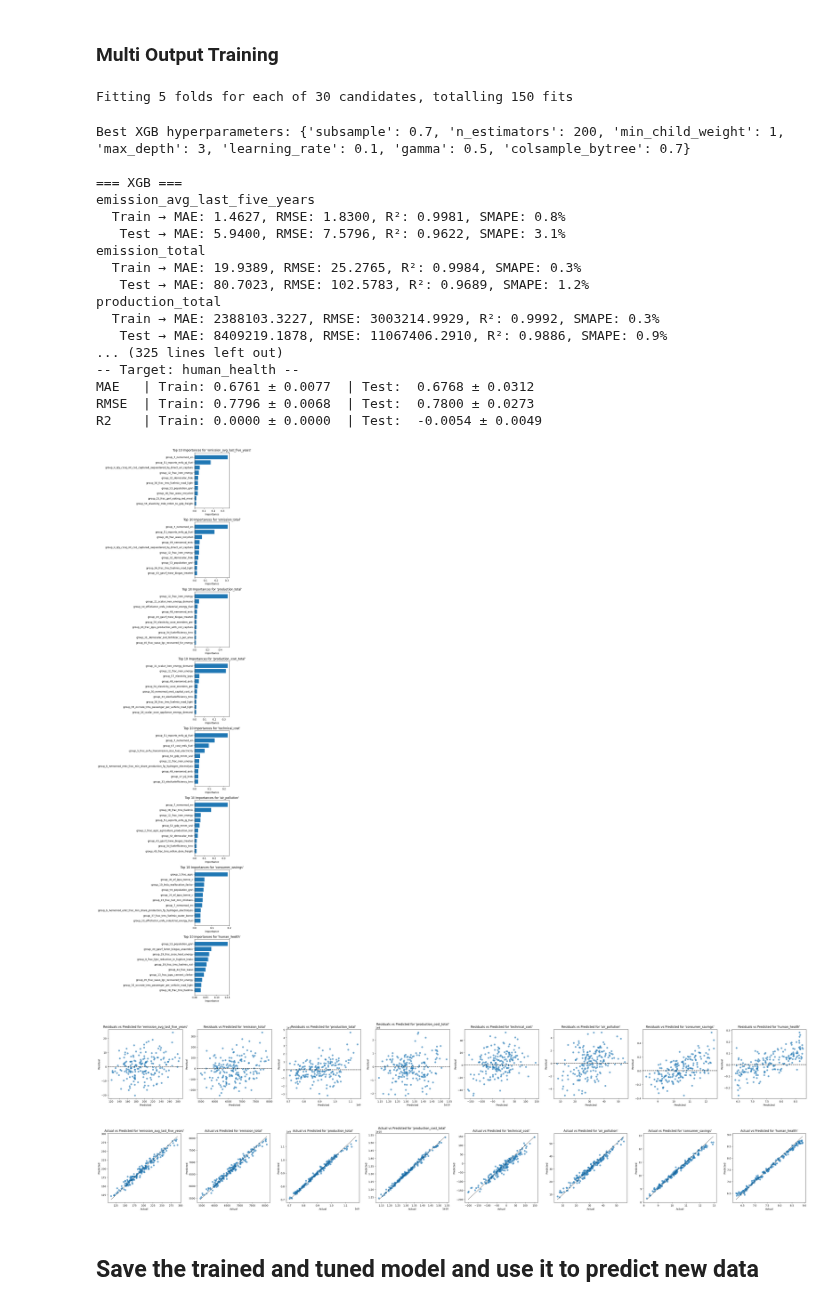
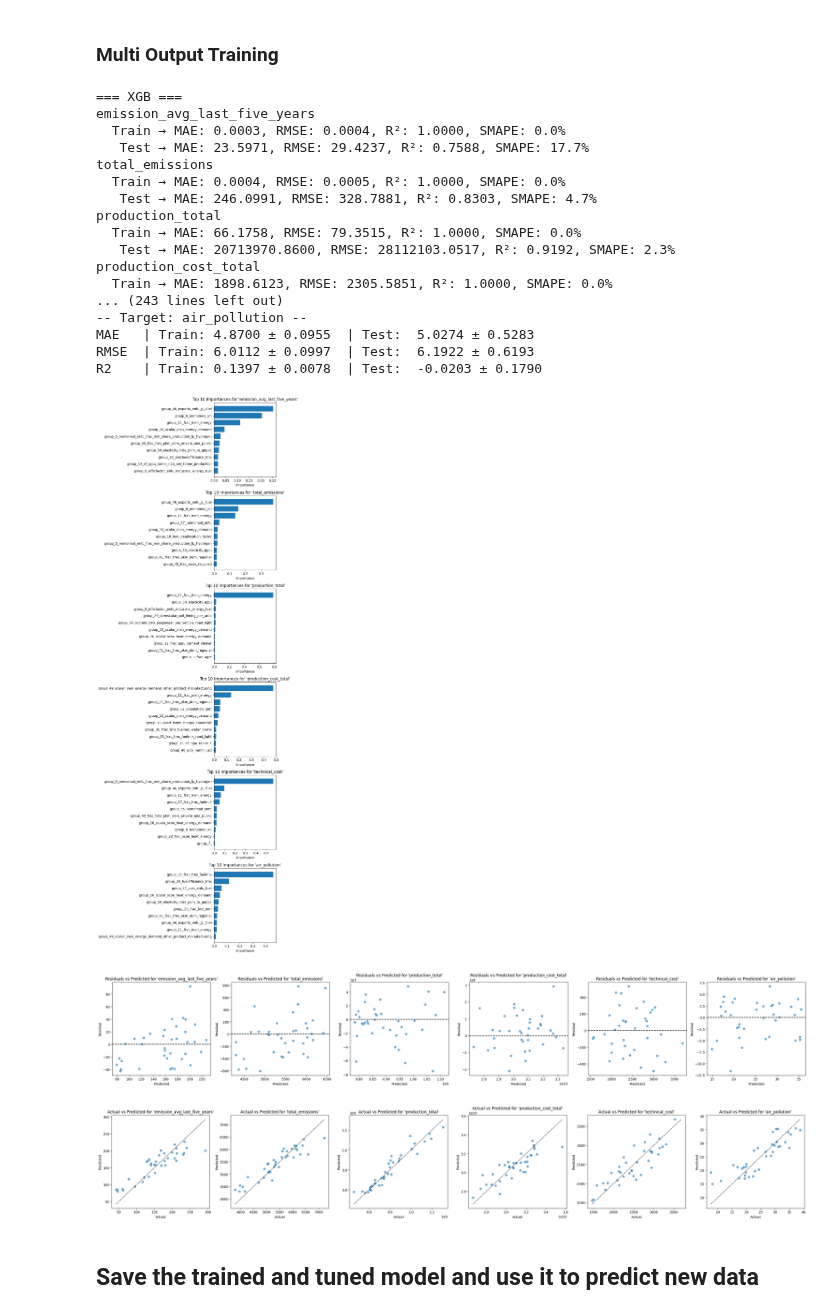
Before and after one commit to sisepuede-framework/ssp_louisiana, a Jupyter notebook: metamodel/notebooks/model_draft_gb_5.3.ipynb, the cells around one changed output. Saved outputs shown, nothing was run; the diff lists cells and outputs as text; code cells hidden in the pictures.

Commit message:
modified 5.3 version of surrogate model to test 100k data fetch

```diff
--- a/metamodel/notebooks/model_draft_gb_5.3.ipynb
+++ b/metamodel/notebooks/model_draft_gb_5.3.ipynb
@@ -226,29 +220,28 @@ training_df_cleaned[target_cols].describe()
 ### Multi Output Training
 # %%
 mulp = MultiOutputEmissionsPipeline(df=training_df_cleaned, targets=target_cols)
-mulp.run(tune=True, log_transform=False, plot_figures=True)
+mulp.run(tune=False, log_transform=False, plot_figures=True)
 # %% [output]
-Fitting 5 folds for each of 30 candidates, totalling 150 fits
+=== XGB ===
+emission_avg_last_five_years
+  Train → MAE: 0.0003, RMSE: 0.0004, R²: 1.0000, SMAPE: 0.0%
+   Test → MAE: 23.5971, RMSE: 29.4237, R²: 0.7588, SMAPE: 17.7%
+total_emissions
+  Train → MAE: 0.0004, RMSE: 0.0005, R²: 1.0000, SMAPE: 0.0%
+   Test → MAE: 246.0991, RMSE: 328.7881, R²: 0.8303, SMAPE: 4.7%
+production_total
+  Train → MAE: 66.1758, RMSE: 79.3515, R²: 1.0000, SMAPE: 0.0%
+   Test → MAE: 20713970.8600, RMSE: 28112103.0517, R²: 0.9192, SMAPE: 2.3%
+production_cost_total
+  Train → MAE: 1898.6123, RMSE: 2305.5851, R²: 1.0000, SMAPE: 0.0%
+... (243 lines left out)
+-- Target: air_pollution --
+MAE   | Train: 4.8700 ± 0.0955  | Test:  5.0274 ± 0.5283
+RMSE  | Train: 6.0112 ± 0.0997  | Test:  6.1922 ± 0.6193
+R2    | Train: 0.1397 ± 0.0078  | Test:  -0.0203 ± 0.1790
-Best XGB hyperparameters: {'subsample': 0.7, 'n_estimators': 200, 'min_child_weight': 1, 'max_depth': 3, 'learning_rate': 0.1, 'gamma': 0.5, 'colsample_bytree': 0.7}
-
-=== XGB ===
-emission_avg_last_five_years
-  Train → MAE: 1.4627, RMSE: 1.8300, R²: 0.9981, SMAPE: 0.8%
-   Test → MAE: 5.9400, RMSE: 7.5796, R²: 0.9622, SMAPE: 3.1%
-emission_total
-  Train → MAE: 19.9389, RMSE: 25.2765, R²: 0.9984, SMAPE: 0.3%
-   Test → MAE: 80.7023, RMSE: 102.5783, R²: 0.9689, SMAPE: 1.2%
-production_total
-  Train → MAE: 2388103.3227, RMSE: 3003214.9929, R²: 0.9992, SMAPE: 0.3%
-   Test → MAE: 8409219.1878, RMSE: 11067406.2910, R²: 0.9886, SMAPE: 0.9%
-... (325 lines left out)
--- Target: human_health --
-MAE   | Train: 0.6761 ± 0.0077  | Test:  0.6768 ± 0.0312
-RMSE  | Train: 0.7796 ± 0.0068  | Test:  0.7800 ± 0.0273
-R2    | Train: 0.0000 ± 0.0000  | Test:  -0.0054 ± 0.0049
-[figure, old version]
+[figure, new version]
-[figure, old version]
+[figure, new version]
-[figure, old version]
+[figure, new version]
 # %% [markdown]
 ## Save the trained and tuned model and use it to predict new data
 # %%
```
Also changed, not shown: parts of 12 cells of this notebook, 2 other files.
